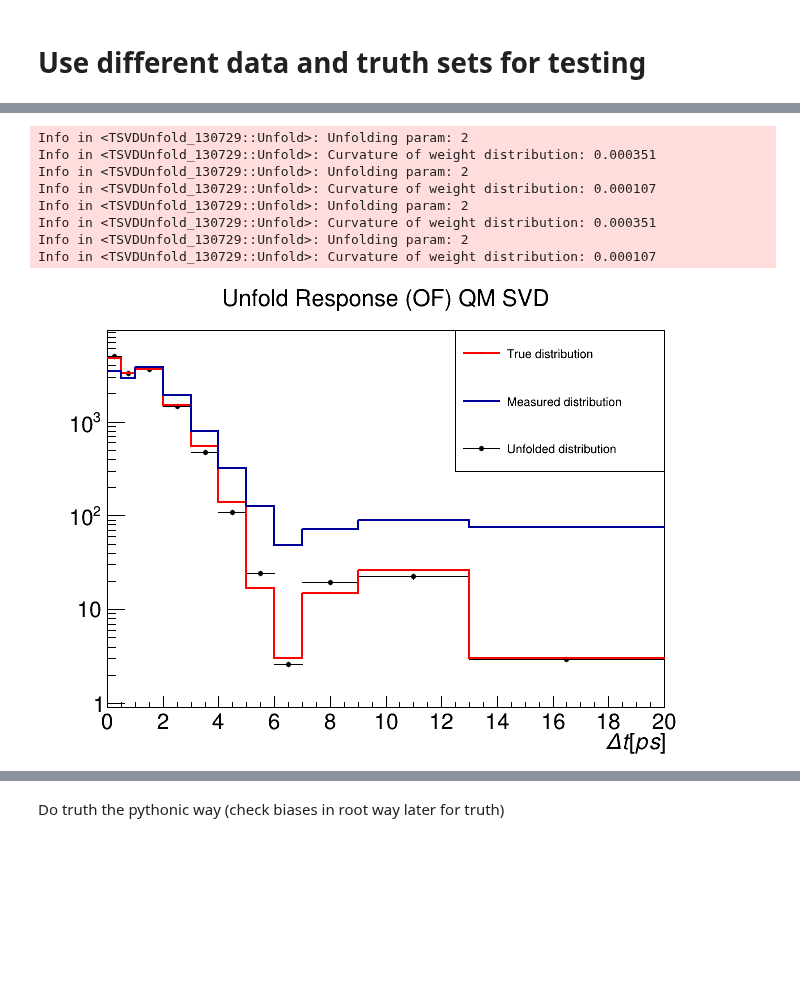
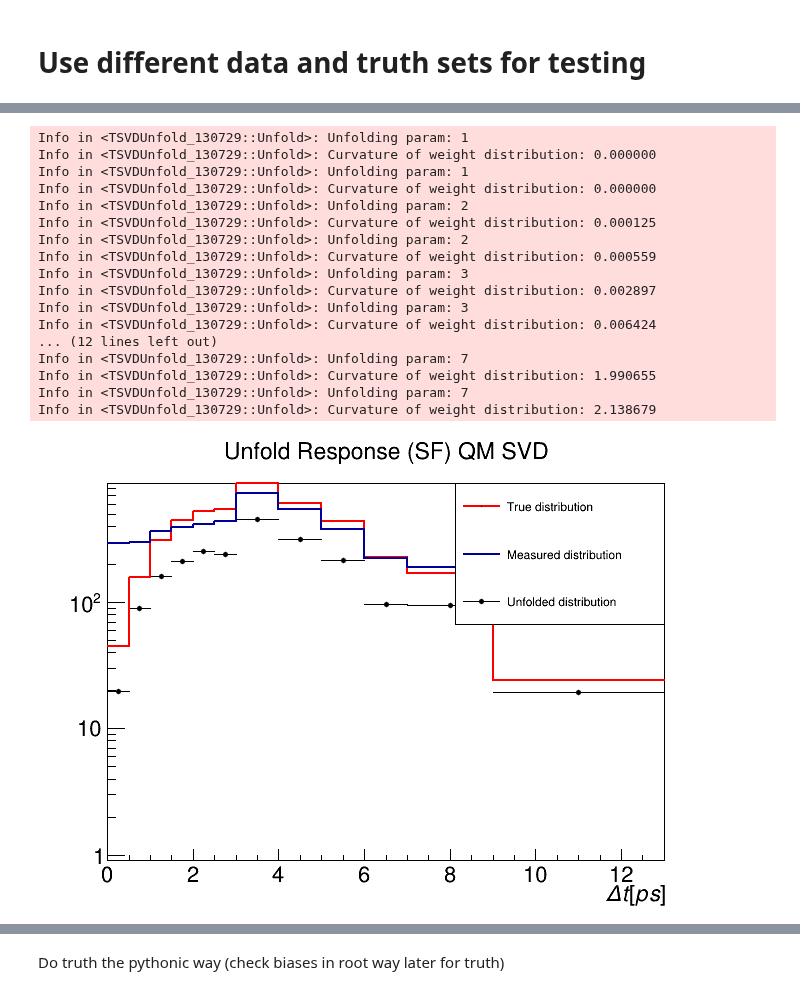
Before and after one commit to jschuel/jeff_workspace, a Jupyter notebook: thesis/RooUnfold_tutorial/tuning_mistag_fractions_new.ipynb, the cells around one changed output, grey strips where cells are left out. Cells and saved outputs as stored; diff of their text form; code cells hidden in the pictures; blank space fills up the shorter version.

```diff
--- a/thesis/RooUnfold_tutorial/tuning_mistag_fractions_new.ipynb
+++ b/thesis/RooUnfold_tutorial/tuning_mistag_fractions_new.ipynb
@@ -166,11 +217,11 @@ def make_response_matrix(OF_data,OF_truth,SF_data,SF_truth,physics_model): #phys
         response_SF.Fill(SF_data[key].iloc[i],SF_truth[mckey].iloc[i])
     return response_OF, response_SF, truthHistOF, truthHistSF, measHistOF, measHistSF
 # %%
-response_OF, response_SF, truthHistOF, truthHistSF, measHistOF, measHistSF = make_response_matrix(truthOF,truthOF,truthSF,truthSF,'QM') #call truth in {OF,SF}_data to avoid mistagging in response matrix
-response_OF_sum, response_SF_sum, truthHistOF_sum, truthHistSF_sum, measHistOF_sum, measHistSF_sum = make_response_matrix(truthOF,truthOF,truthSF,truthSF,'SD')
+response_OF, response_SF, truthHistOF, truthHistSF, measHistOF, measHistSF = make_response_matrix(dataOF,truthOF,dataSF,truthSF,'QM') #call truth in {OF,SF}_data to avoid mistagging in response matrix
+#response_OF_sum, response_SF_sum, truthHistOF_sum, truthHistSF_sum, measHistOF_sum, measHistSF_sum = make_response_matrix(truthOF,truthOF,truthSF,truthSF,'SD')
 # %%
 def plot_original_distributions(flavor = 'OF', model = 'QM', save=False):
-    response_OF, response_SF, truthHistOF, truthHistSF, measHistOF, measHistSF = make_response_matrix(truthOF,truthOF,truthSF,truthSF,model)
+    response_OF, response_SF, truthHistOF, truthHistSF, measHistOF, measHistSF = make_response_matrix(dataOF,truthOF,dataSF,truthSF,model)
     if flavor.lower() == 'of':
         truthHist = truthHistOF
         measHist = measHistOF
@@ -263,17 +310,18 @@ def unfold(OF_data, OF_truth, SF_data, SF_truth, model='QM', method = 'SVD', OF_
 
     #make and fill data histograms
     if model.lower() == 'qm':
-        low_edges = [0,0.5,1,2,3,4,5,6,7,9,13,20]
+        #low_edges = [0,0.5,1,2,3,4,5,6,7,9,13,20]
+        low_edges = [0,0.5,1,1.5,2,2.5,3,4,5,6,7,9,13]
         key = 'deltaT'
         mckey = 'mcDeltaT'
     else:
         low_edges = [0,6,12,20,30,45,60,90,120,150,200,300]
         key = 'sumT'
         mckey = 'mcSumT'
-    hTrueOF = ROOT.TH1D("","",11,array.array('d',low_edges))
-    hMeasOF = ROOT.TH1D("","",11,array.array('d',low_edges))
-    hTrueSF = ROOT.TH1D("","",11,array.array('d',low_edges))
-    hMeasSF = ROOT.TH1D("","",11,array.array('d',low_edges))
+    hTrueOF = ROOT.TH1D("","",len(low_edges)-1,array.array('d',low_edges))
+    hMeasOF = ROOT.TH1D("","",len(low_edges)-1,array.array('d',low_edges))
+    hTrueSF = ROOT.TH1D("","",len(low_edges)-1,array.array('d',low_edges))
+    hMeasSF = ROOT.TH1D("","",len(low_edges)-1,array.array('d',low_edges))
 
     for i in range(0,min(len(OF_data),len(OF_truth))):
         xt = OF_truth[mckey].to_numpy()[i]
@@ -356,14 +400,23 @@ len(truthOF),len(truthSF)
 # %%
-c = plot_unfold('OF', 'QM', 'SVD', 2,2)
+c = plot_unfold('SF', 'QM', 'SVD', 1,1)
 ROOT.gPad.SetLogy()
 c.Draw()
 c1 = plot_unfold('SF', 'QM', 'SVD', 2,2)
 ROOT.gPad.SetLogy()
 c1.Draw()
-#c2 = plot_unfold('OF', 'QM', 'SVD', 4,2)
-#ROOT.gPad.SetLogy()
-#c2.Draw()
-#c3 = plot_unfold('OF', 'QM', 'Bayes', 4,2)
-#ROOT.gPad.SetLogy()
-#c3.Draw()
+c2 = plot_unfold('SF', 'QM', 'SVD', 3,3)
+ROOT.gPad.SetLogy()
+c2.Draw()
+c3 = plot_unfold('SF', 'QM', 'SVD', 4,4)
+ROOT.gPad.SetLogy()
+c3.Draw()
+c4 = plot_unfold('SF', 'QM', 'SVD', 5,5)
+ROOT.gPad.SetLogy()
+c4.Draw()
+c5 = plot_unfold('SF', 'QM', 'SVD', 6,6)
+ROOT.gPad.SetLogy()
+c5.Draw()
+c6 = plot_unfold('SF', 'QM', 'SVD', 7,7)
+ROOT.gPad.SetLogy()
+c6.Draw()
 # %% [output]
@@ -374,9 +437,18 @@ SVD init 11 x 11 bins, kreg=2
+Info in <TSVDUnfold_130729::Unfold>: Unfolding param: 1
+Info in <TSVDUnfold_130729::Unfold>: Curvature of weight distribution: 0.000000
+Info in <TSVDUnfold_130729::Unfold>: Unfolding param: 1
+Info in <TSVDUnfold_130729::Unfold>: Curvature of weight distribution: 0.000000
 Info in <TSVDUnfold_130729::Unfold>: Unfolding param: 2
-Info in <TSVDUnfold_130729::Unfold>: Curvature of weight distribution: 0.000351
+Info in <TSVDUnfold_130729::Unfold>: Curvature of weight distribution: 0.000125
 Info in <TSVDUnfold_130729::Unfold>: Unfolding param: 2
-Info in <TSVDUnfold_130729::Unfold>: Curvature of weight distribution: 0.000107
-Info in <TSVDUnfold_130729::Unfold>: Unfolding param: 2
-Info in <TSVDUnfold_130729::Unfold>: Curvature of weight distribution: 0.000351
-Info in <TSVDUnfold_130729::Unfold>: Unfolding param: 2
-Info in <TSVDUnfold_130729::Unfold>: Curvature of weight distribution: 0.000107
+Info in <TSVDUnfold_130729::Unfold>: Curvature of weight distribution: 0.000559
+Info in <TSVDUnfold_130729::Unfold>: Unfolding param: 3
+Info in <TSVDUnfold_130729::Unfold>: Curvature of weight distribution: 0.002897
+Info in <TSVDUnfold_130729::Unfold>: Unfolding param: 3
+Info in <TSVDUnfold_130729::Unfold>: Curvature of weight distribution: 0.006424
+... (12 lines left out)
+Info in <TSVDUnfold_130729::Unfold>: Unfolding param: 7
+Info in <TSVDUnfold_130729::Unfold>: Curvature of weight distribution: 1.990655
+Info in <TSVDUnfold_130729::Unfold>: Unfolding param: 7
+Info in <TSVDUnfold_130729::Unfold>: Curvature of weight distribution: 2.138679
-[figure, old version]
+[figure, new version]
```
Also changed, not shown: parts of 40 cells of this notebook, 1 other file.
